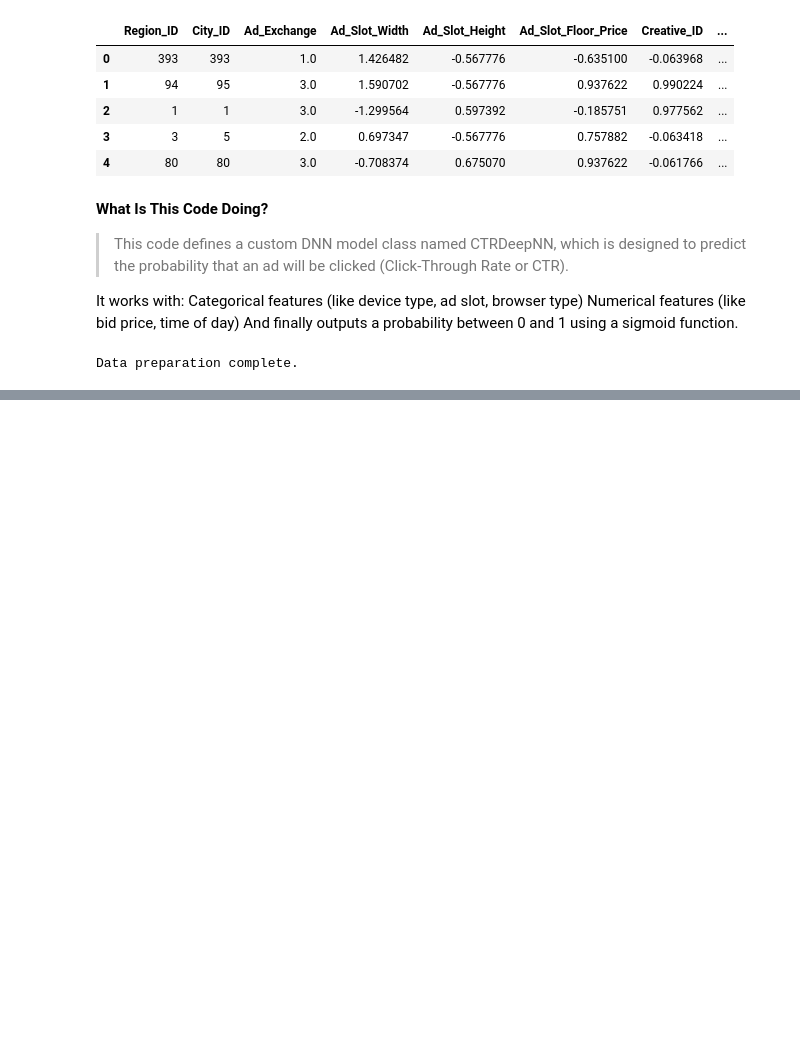
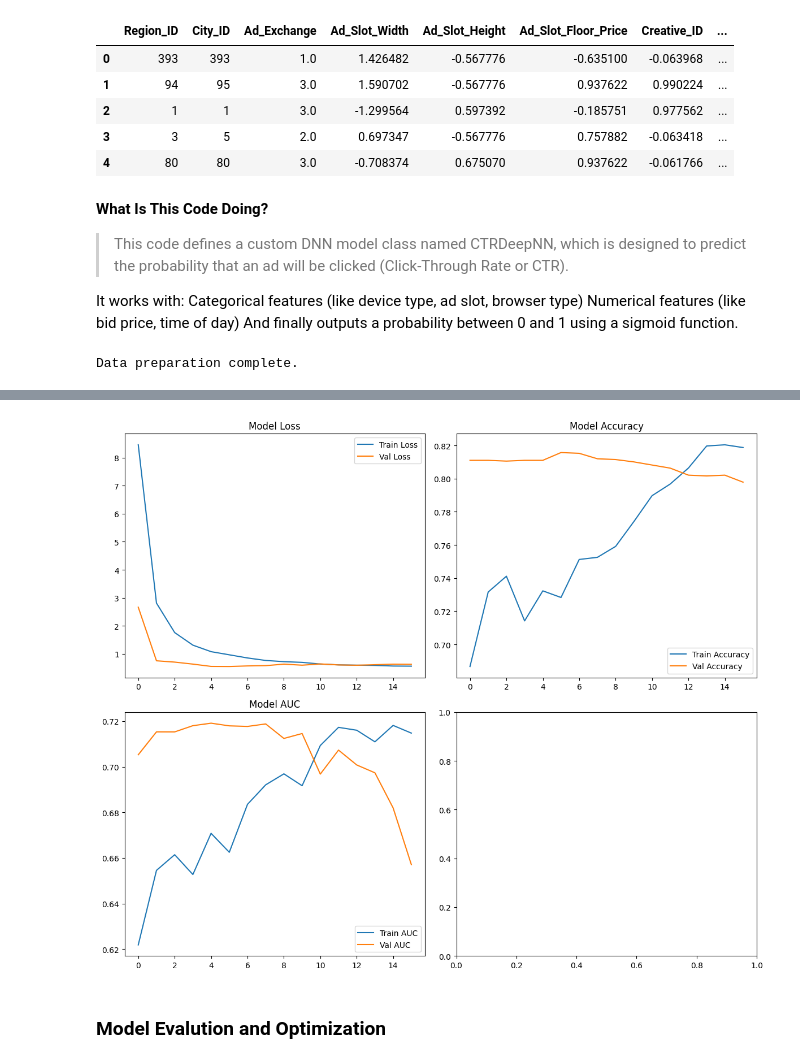
Before and after one commit to rahulbastia00/RTB-Ai-project, a Jupyter notebook: model_train/dnn_model.ipynb, the cells around one changed output, grey strips where cells are left out. Saved outputs shown, nothing was run; the diff lists cells and outputs as text; code cells hidden in the pictures; blank space fills up the shorter version.

```diff
--- a/model_train/dnn_model.ipynb
+++ b/model_train/dnn_model.ipynb
@@ -12,7 +12,7 @@ from tensorflow.keras.regularizers import l2
 from tensorflow.keras.callbacks import EarlyStopping, ReduceLROnPlateau, ModelCheckpoint
 # %%
 pd.set_option('display.max_columns', None)
-df = pd.read_csv(r"/content/drive/MyDrive/preprocessed_data.csv")
+df = pd.read_csv(r"C:\Users\rahul\Downloads\preprocessed_data.csv")
 # %%
 columns_to_standardize = ['Ad_Slot_Width','Ad_Slot_Height', 'Ad_Slot_Floor_Price']
 scaler = StandardScaler()
@@ -355 +355,7 @@ Epoch 11/100
 <keras.src.callbacks.history.History at 0x...>
+# %%
+trainer.plot_training_history()
+# %% [output]
+[figure, added]
+# %% [markdown]
+### Model Evalution and Optimization
```
Also changed, not shown: parts of 3 cells of this notebook.
